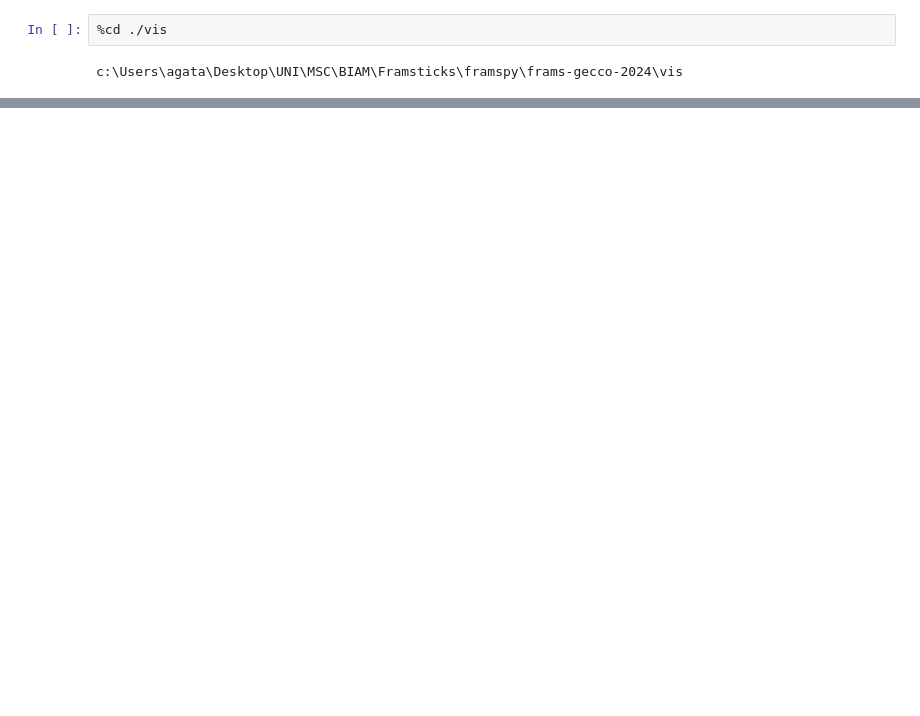
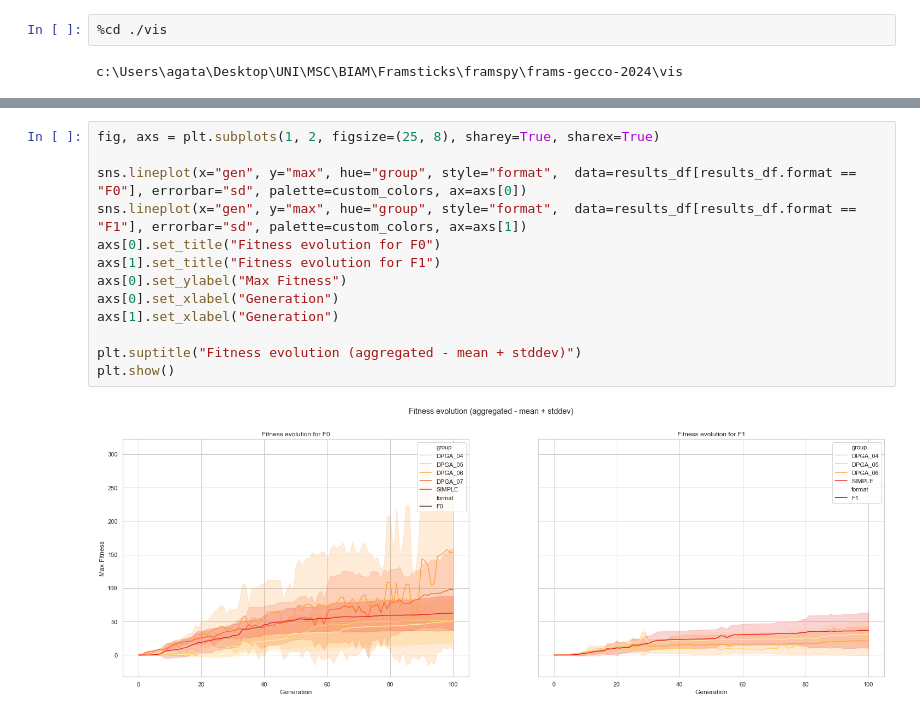
Before and after one commit to kapiblue/frams-gecco-2024, a Jupyter notebook: vis/dpga-check.ipynb, the cells around one changed output, grey strips where cells are left out. Drawn from its saved outputs; the diff is of its cells as text; blank space fills up the shorter version.

```diff
--- a/vis/dpga-check.ipynb
+++ b/vis/dpga-check.ipynb
@@ -43 +58,16 @@ plt.show()
+# %%
+fig, axs = plt.subplots(1, 2, figsize=(25, 8), sharey=True, sharex=True)
+
+sns.lineplot(x="gen", y="max", hue="group", style="format",  data=results_df[results_df.format == "F0"], errorbar="sd", palette=custom_colors, ax=axs[0])
+sns.lineplot(x="gen", y="max", hue="group", style="format",  data=results_df[results_df.format == "F1"], errorbar="sd", palette=custom_colors, ax=axs[1])
+axs[0].set_title("Fitness evolution for F0")
+axs[1].set_title("Fitness evolution for F1")
+axs[0].set_ylabel("Max Fitness")
+axs[0].set_xlabel("Generation")
+axs[1].set_xlabel("Generation")
+
+plt.suptitle("Fitness evolution (aggregated - mean + stddev)")
+plt.show()
+# %% [output]
+[figure, added]
 # %%
```
Also changed, not shown: parts of 10 cells of this notebook, 1 other file.
